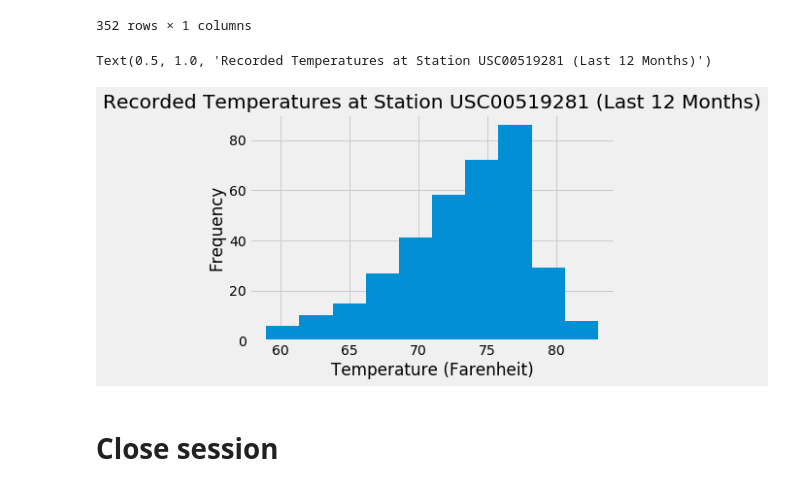
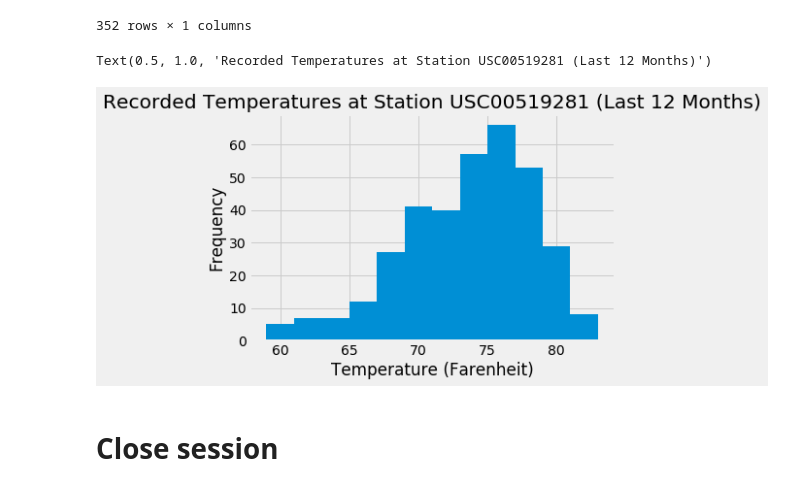
Before and after one commit to flindwall/sql-alchemychallenge, a Jupyter notebook: SurfsUp/climate_starter.ipynb, the cells around one changed output. Drawn from its saved outputs; the diff is of its cells as text; code cells hidden in the pictures.

```diff
--- a/SurfsUp/climate_starter.ipynb
+++ b/SurfsUp/climate_starter.ipynb
@@ -236,13 +236,13 @@ new_df
 352 rows × 1 columns
 # %%
 #make histogram
-new_df.hist(bins = 10, )
+new_df.hist(bins = 12, )
 plt.xlabel("Temperature (Farenheit)")
 plt.ylabel("Frequency")
 plt.title("Recorded Temperatures at Station USC00519281 (Last 12 Months)")
 # %% [output]
 Text(0.5, 1.0, 'Recorded Temperatures at Station USC00519281 (Last 12 Months)')
-[figure, old version]
+[figure, new version]
 # %% [markdown]
 # Close session
 # %%
```
Also changed, not shown: 2 other files.
